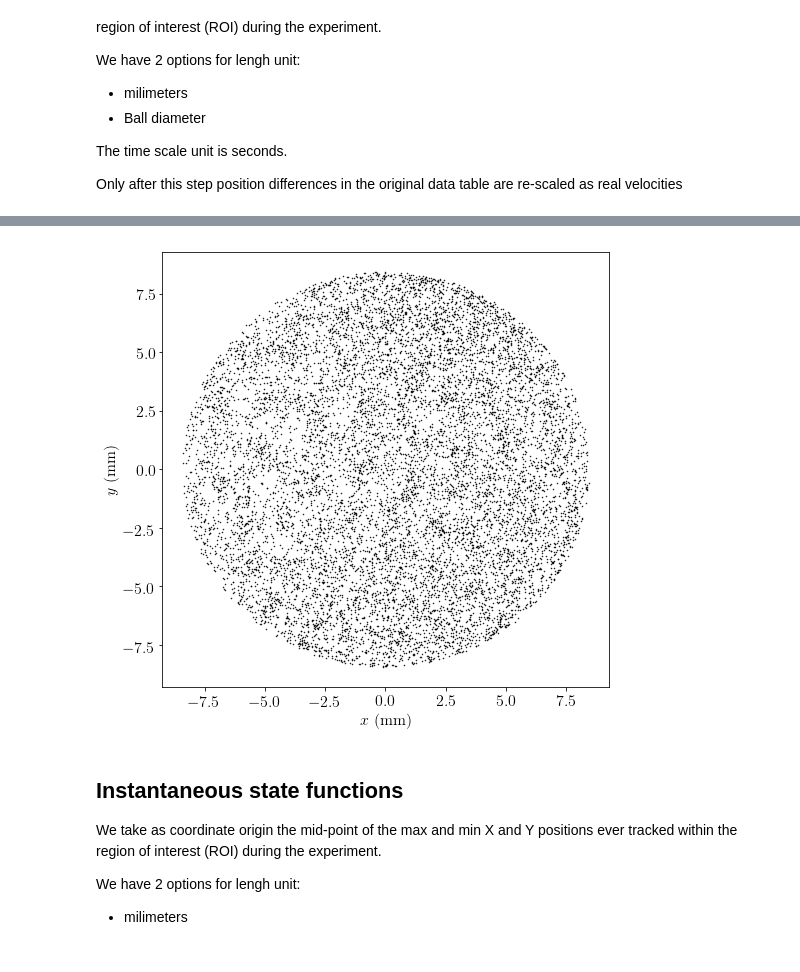
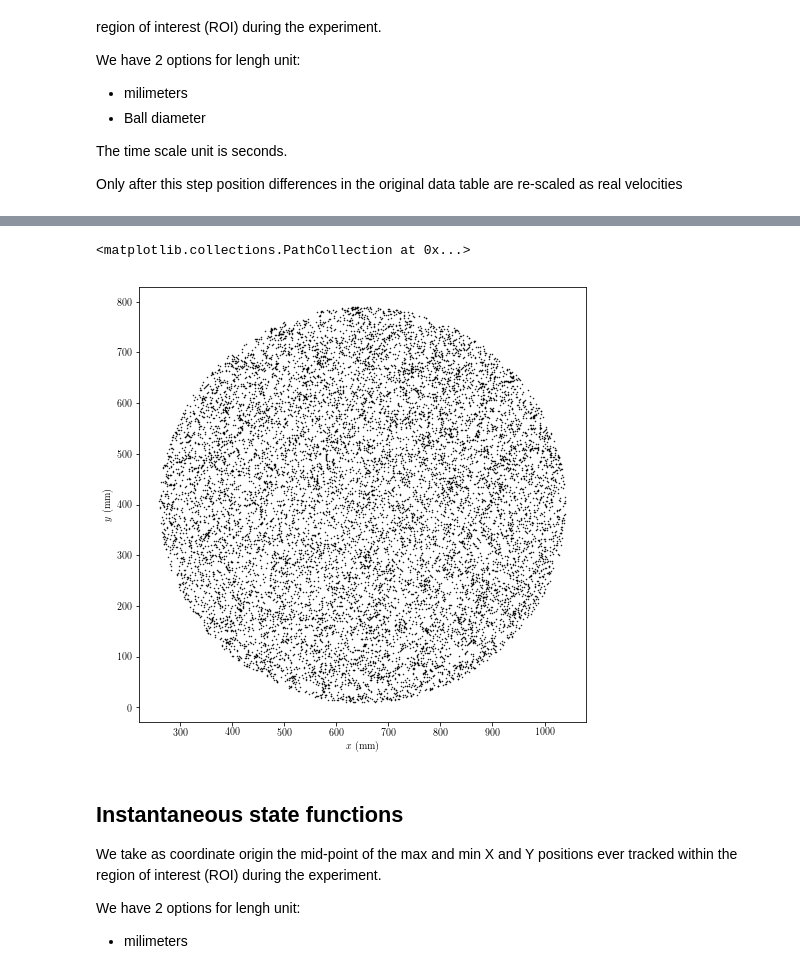
Before and after one commit to fvegar/Tracks, a Jupyter notebook: tracks_processing.ipynb, the cells around one changed output, grey strips where cells are left out. Saved outputs shown, nothing was run; the diff lists cells and outputs as text; code cells hidden in the pictures.

```diff
--- a/tracks_processing.ipynb
+++ b/tracks_processing.ipynb
@@ -69,12 +69,12 @@ def get_info(hash_prefix):
     return info
 
 def simple_pickle_read(nombre):
-    global tabla, tabla0, Nframes
+    global datos_0, Nframes, Ntracks
     # Read table in pickle format
     nombre = 'datos/' + str(hash_prefix) + '_traj_roi.pkl.xz'
     tabla = pd.read_pickle(nombre, compression='infer')
     tabla = tabla.reset_index(drop=True) # por si los indices salen desordenados
-    tabla0 = tabla
+    datos_0 = tabla
     Nframes = np.max(tabla.frame)
     Ntracks = np.max(tabla.track)
     print('Number of frames in the movie: ', Nframes)
@@ -84,8 +84,8 @@ def simple_pickle_read(nombre):
 hash_prefix = 7406525166311639896
 info = get_info(hash_prefix)
 display(HTML(info.T.to_html()))
-tabla = simple_pickle_read(hash_prefix)
-tabla.head()
+datos = simple_pickle_read(hash_prefix)
+datos.head()
 # %% [output]
 |  | 0 |
 | N | 170 |
@@ -468,12 +337,13 @@ rtabla.tail()
 # %%
 fig = plt.figure(figsize=(8,8))
 px_size = 72./fig.dpi
 plt.xlabel(r'$x~(\mathrm{mm})$')
 plt.ylabel(r'$y~(\mathrm{mm})$')
-plt.scatter(rtabla.x[::100], rtabla.y[::100], marker='.', s=px_size,c='k')
-plt.savefig('xy_scatter.pdf')
+plt.scatter(datos.x[::100], datos.y[::100], marker='.', s=px_size,c='k')
+#plt.savefig('xy_scatter.pdf')
 # %% [output]
+<matplotlib.collections.PathCollection at 0x...>
-[figure, old version]
+[figure, new version]
 # %% [markdown]
 ## Instantaneous state functions
 
```
Also changed, not shown: parts of 66 cells of this notebook.
